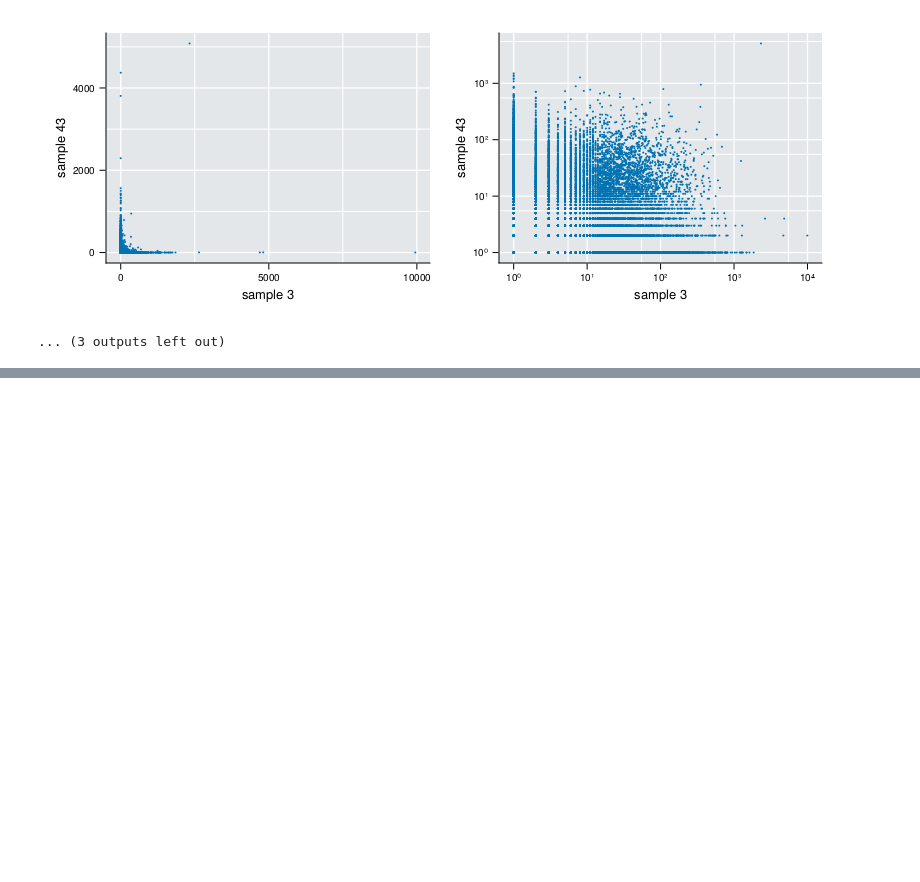
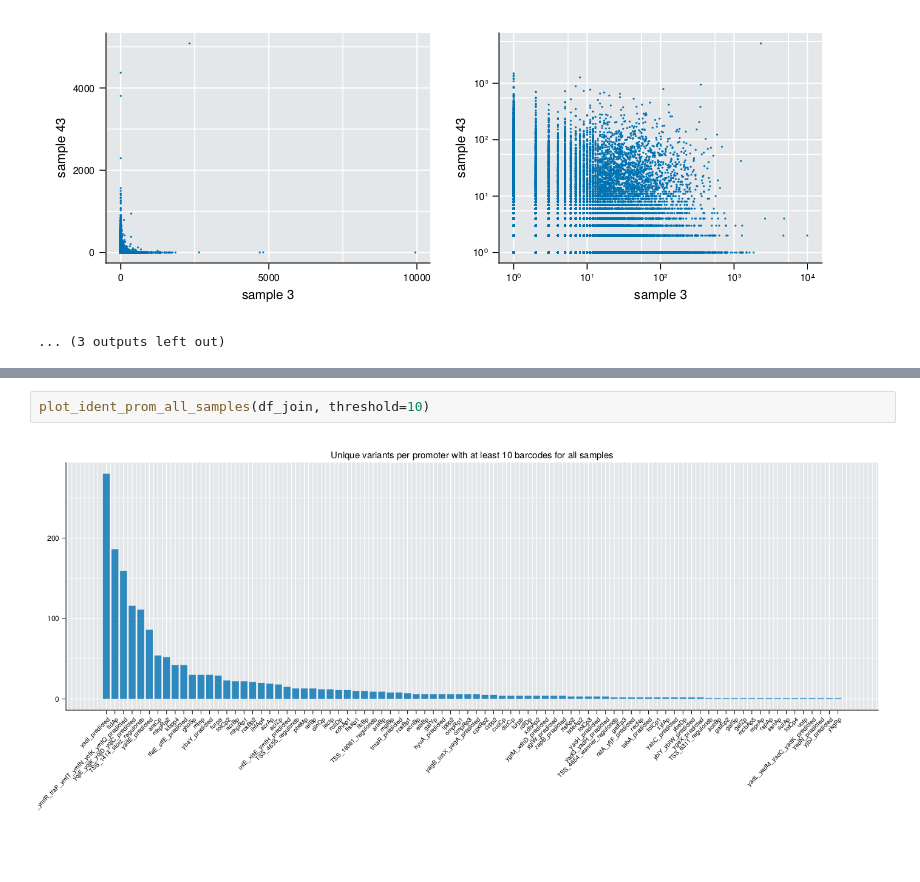
Before and after one commit to RPGroup-PBoC/Reg-Seq-2, a Jupyter notebook: code/processing/20220810_barcode_test/barcode_analysis.ipynb, the cells around one changed output, grey strips where cells are left out. Cells and saved outputs as stored; diff of their text form; blank space fills up the shorter version.

```diff
--- a/code/processing/20220810_barcode_test/barcode_analysis.ipynb
+++ b/code/processing/20220810_barcode_test/barcode_analysis.ipynb
@@ -143,0 +188,4 @@ julia> long = stack(wide)
+# %%
+plot_ident_prom_all_samples(df_join, threshold=10)
+# %% [output]
+[figure, added]
```
Also changed, not shown: parts of 22 cells of this notebook, 2 other files.
